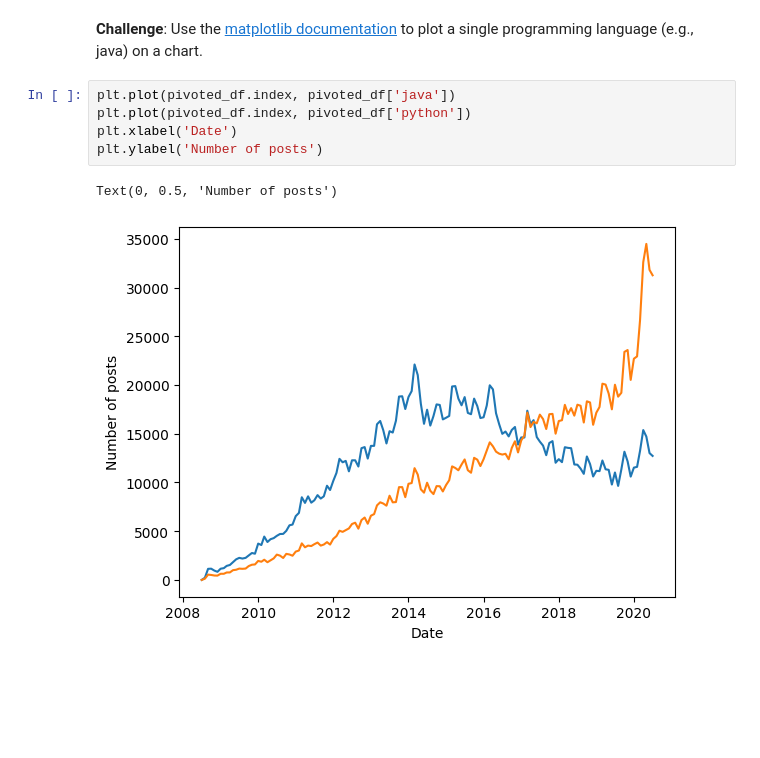
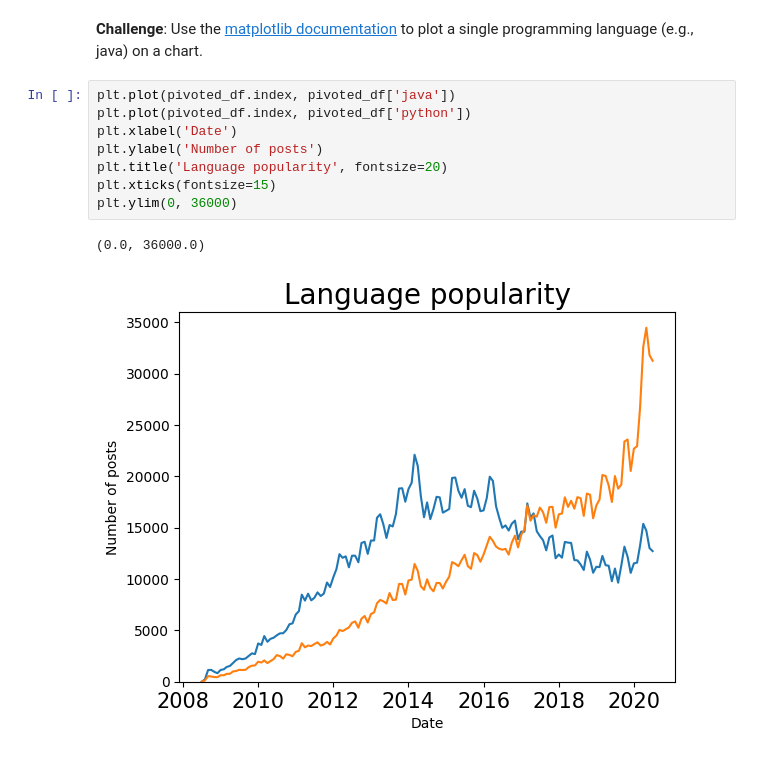
Before and after one commit to 22skowron/Data-manipulation-practice, a Jupyter notebook: Programming_Languages_(start).ipynb, the cells around one changed output. Saved outputs shown, nothing was run; the diff lists cells and outputs as text; blank space fills up the shorter version.

```diff
--- a/Programming_Languages_(start).ipynb
+++ b/Programming_Languages_(start).ipynb
@@ -189,9 +209,12 @@ True
 # %%
 plt.plot(pivoted_df.index, pivoted_df['java'])
 plt.plot(pivoted_df.index, pivoted_df['python'])
 plt.xlabel('Date')
 plt.ylabel('Number of posts')
+plt.title('Language popularity', fontsize=20)
+plt.xticks(fontsize=15)
+plt.ylim(0, 36000)
 # %% [output]
-Text(0, 0.5, 'Number of posts')
+(0.0, 36000.0)
-[figure, old version]
+[figure, new version]
 # %%
```
Also changed, not shown: parts of 7 cells of this notebook, 2 other files.
